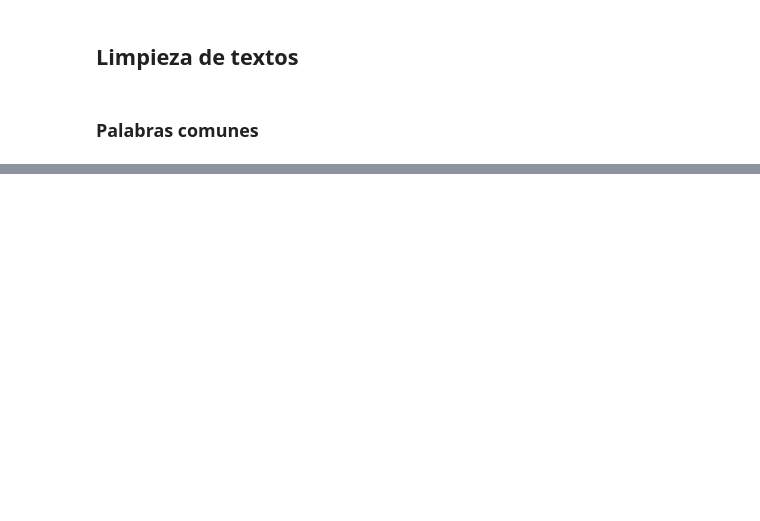
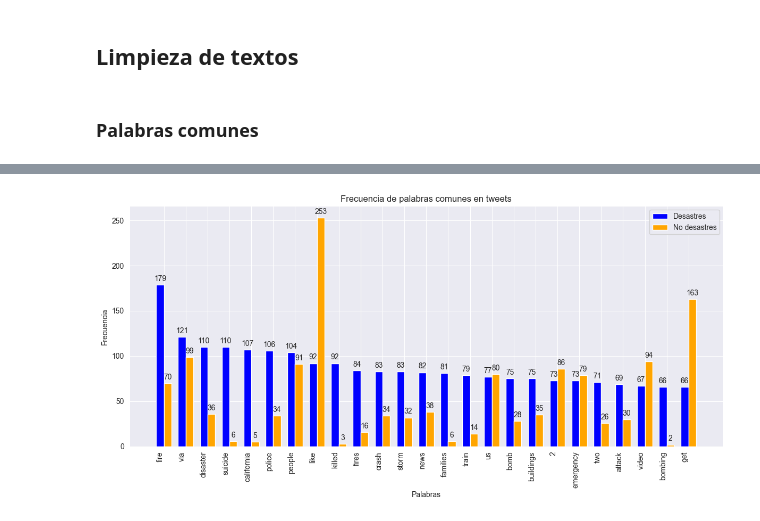
Before and after one commit to jichicoj/Labs_DS, a Jupyter notebook: lab 6/lab_6.ipynb, the cells around one changed output, grey strips where cells are left out. Drawn from its saved outputs; the diff is of its cells as text; code cells hidden in the pictures; blank space fills up the shorter version.

```diff
--- a/lab 6/lab_6.ipynb
+++ b/lab 6/lab_6.ipynb
@@ -127,0 +199,49 @@ for word, (freq_disaster, freq_non_disaster) in common_words_sorted[:10]:
+# %%
+import numpy as np
+
+words = [item[0] for item in common_words_sorted[:25]]
+disaster_freqs = [item[1][0] for item in common_words_sorted[:25]]
+non_disaster_freqs = [item[1][1] for item in common_words_sorted[:25]]
+
+# Plot the common word frequencies
+x = np.arange(len(words))  # the label locations
+width = 0.35  # the width of the bars
+
+fig, ax = plt.subplots(figsize=(12, 6))
+
+# Create the bars for both disaster and non-disaster word frequencies
+rects1 = ax.bar(x - width/2, disaster_freqs, width, label='Desastres', color='b')
+rects2 = ax.bar(x + width/2, non_disaster_freqs, width, label='No desastres', color='orange')
+
+# Add labels and title
+ax.set_xlabel('Palabras')
+ax.set_ylabel('Frecuencia')
+ax.set_title('Frecuencia de palabras comunes en tweets')
+ax.set_xticks(x)
+ax.set_xticklabels(words, rotation=90, ha='right')
+
+# Add a legend
+ax.legend()
+
+# Function to label the bars
+def autolabel(rects):
+    """Attach a text label above each bar in *rects*, displaying its height."""
+    for rect in rects:
+        height = rect.get_height()
+        ax.annotate(f'{height}',
+                    xy=(rect.get_x() + rect.get_width() / 2, height),
+                    xytext=(0, 3),  # 3 points vertical offset
+                    textcoords="offset points",
+                    ha='center', va='bottom')
+
+# Call the autolabel function for both sets of bars
+autolabel(rects1)
+autolabel(rects2)
+
+# Adjust layout for better fit
+fig.tight_layout()
+
+# Show the plot
+plt.show()
+# %% [output]
+[figure, added]
```
Also changed, not shown: parts of 17 cells of this notebook, 1 other file.
